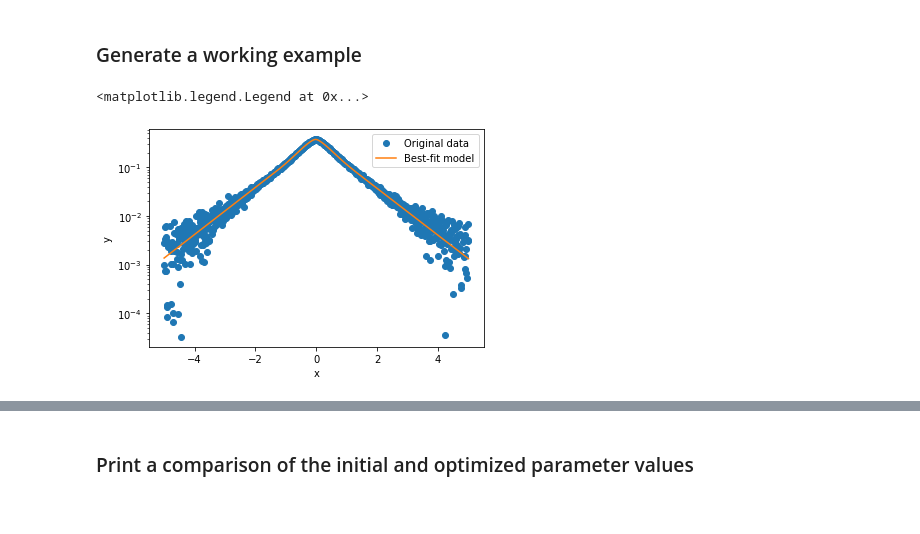
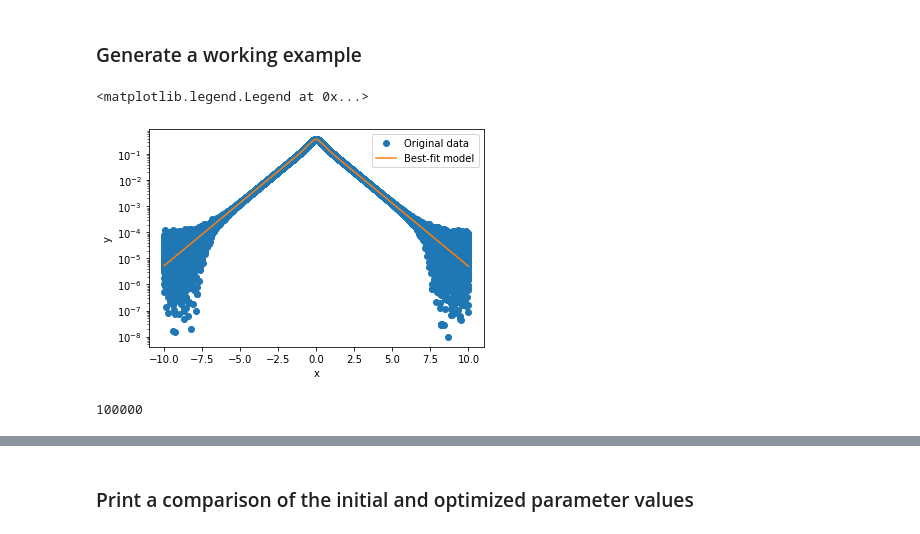
Before and after one commit to nsioulas/MHDTurbPy, a Jupyter notebook: Notebooks_Examples/distribution_fitting.ipynb, the cells around one changed output, grey strips where cells are left out. Drawn from its saved outputs; the diff is of its cells as text; code cells hidden in the pictures.

Commit message:
paper data

```diff
--- a/Notebooks_Examples/distribution_fitting.ipynb
+++ b/Notebooks_Examples/distribution_fitting.ipynb
@@ -44,39 +45,44 @@ import numpy as np
 np.random.seed(42)
 
 # Generate x values
-x_data = np.linspace(-5, 5, 1000)
+x_data = np.linspace(-10, 10, 100000)
 
 # Generate y values using the H_plus_G model with some true parameter values
 true_params = {
     'alpha': 1.1133,
     'beta': -2.609e-4,
     'delta': 0.1,
     'mu': -1.931e-2,
     'meanG': -3.531e-2,
     'sigmaG': 0.4092,
     'A0': 0.6174,
     'A1': 0.3826
 }
 y_data = H_plus_G( **true_params)
 y_vals = y_data(x_data)
 
 # Add some Gaussian noise to the y values
-noise = 0.003
+noise = 0.00003
 y_vals += np.random.normal(0, noise, size=len(y_vals))
 
 
 # Fit the model to the data
 best_fit_model = fitter(model, x_data, y_vals)
 
 # Generate y values for the best-fit model
 best_fit_y = best_fit_model(x_data)
 
 # Plot the original data and the best-fit model
 plt.plot(x_data, y_vals, 'o', label='Original data')
 plt.semilogy(x_data, best_fit_y, '-', label='Best-fit model')
 plt.xlabel('x')
 plt.ylabel('y')
 plt.legend()
 # %% [output]
 <matplotlib.legend.Legend at 0x...>
-[figure, old version]
+[figure, new version]
+# %%
+#plt.plot(y_vals)
+len(best_fit_y)
+# %% [output]
+100000
```
Also changed, not shown: parts of 2 cells of this notebook, 8 other files.
